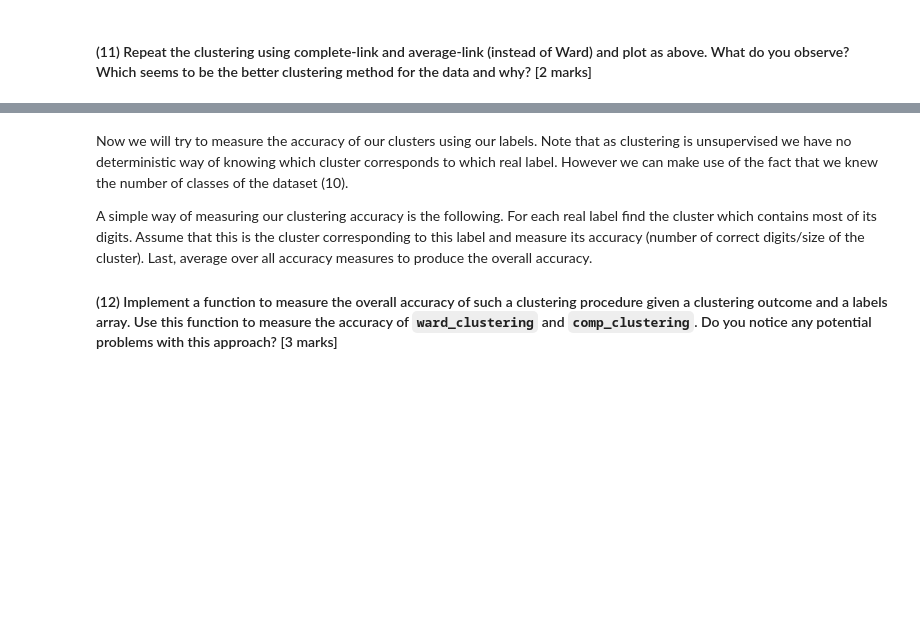
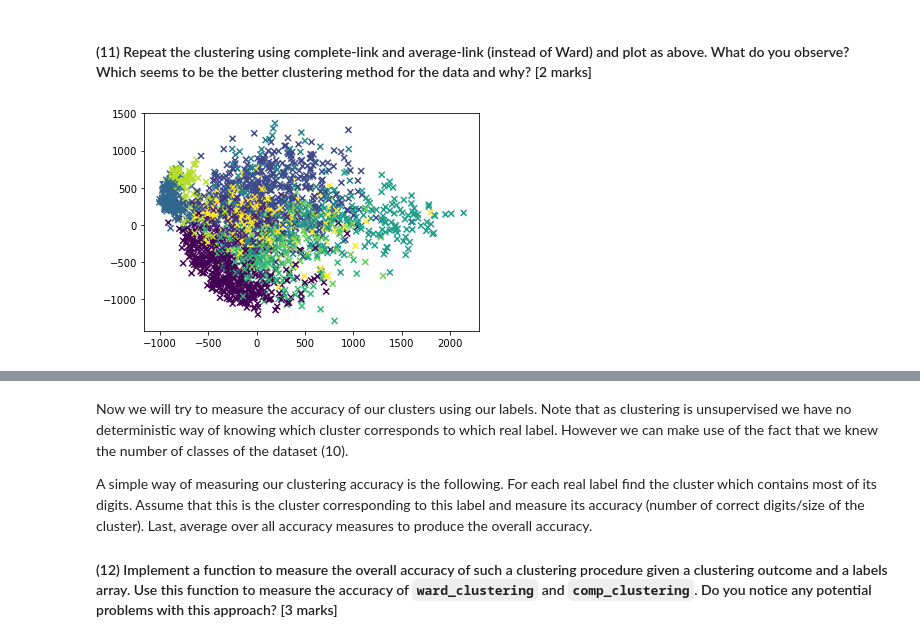
Before and after one commit to spyratos/crancollectionclustering, a Jupyter notebook: Data Programming - Assignment 2.ipynb, the cells around one changed output, grey strips where cells are left out. Saved outputs shown, nothing was run; the diff lists cells and outputs as text; code cells hidden in the pictures; blank space fills up the shorter version.

```diff
--- a/Data Programming - Assignment 2.ipynb
+++ b/Data Programming - Assignment 2.ipynb
@@ -129,0 +129,5 @@ avg_clustering = None
+# %%
+comp_clustering = AgglomerativeClustering(affinity='cosine',linkage='complete',n_clusters=10).fit(small_data)
+plot_clusters_2d(clustering_model=comp_clustering,plot_data=data2d)
+# %% [output]
+[figure, added]
```
Also changed, not shown: parts of 13 cells of this notebook.
